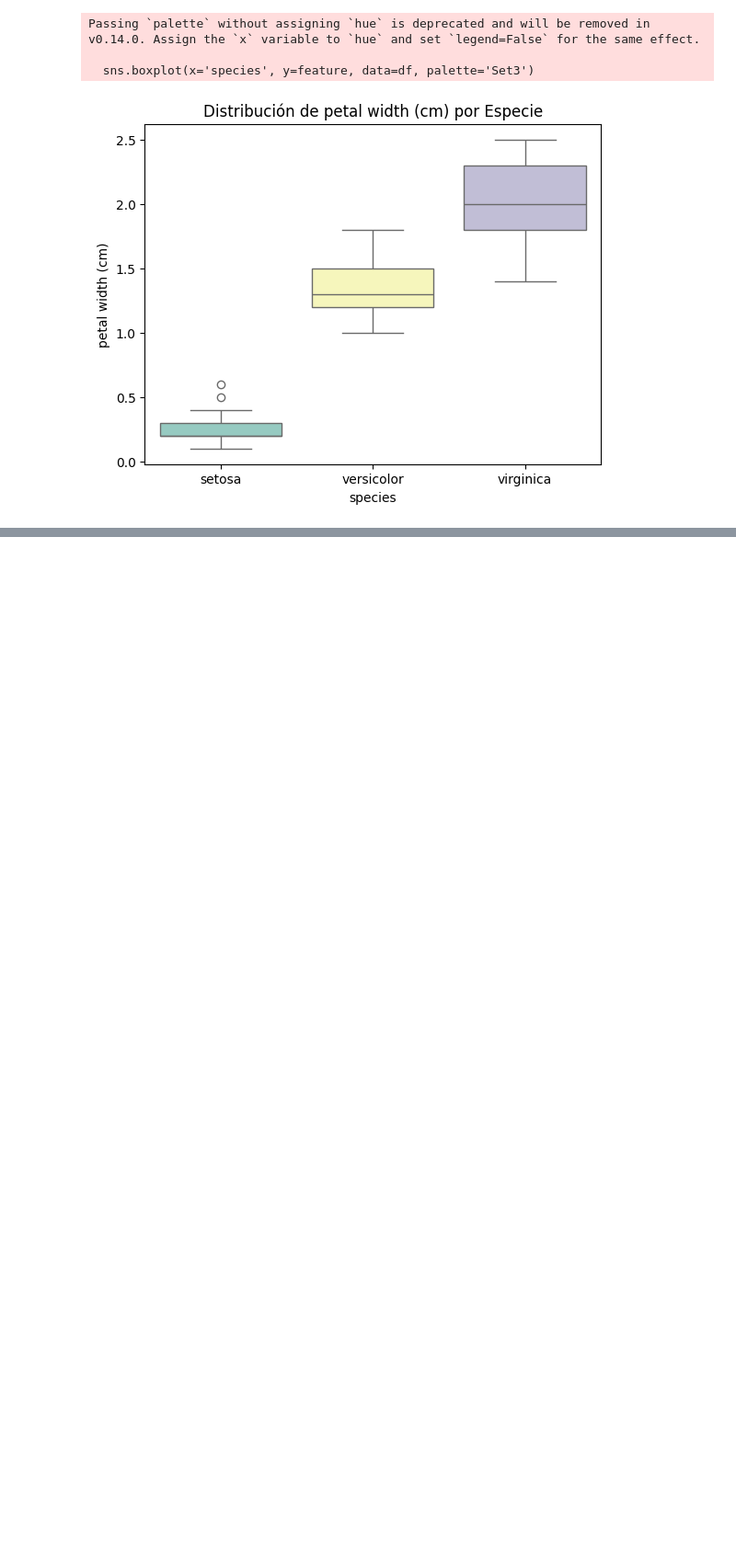
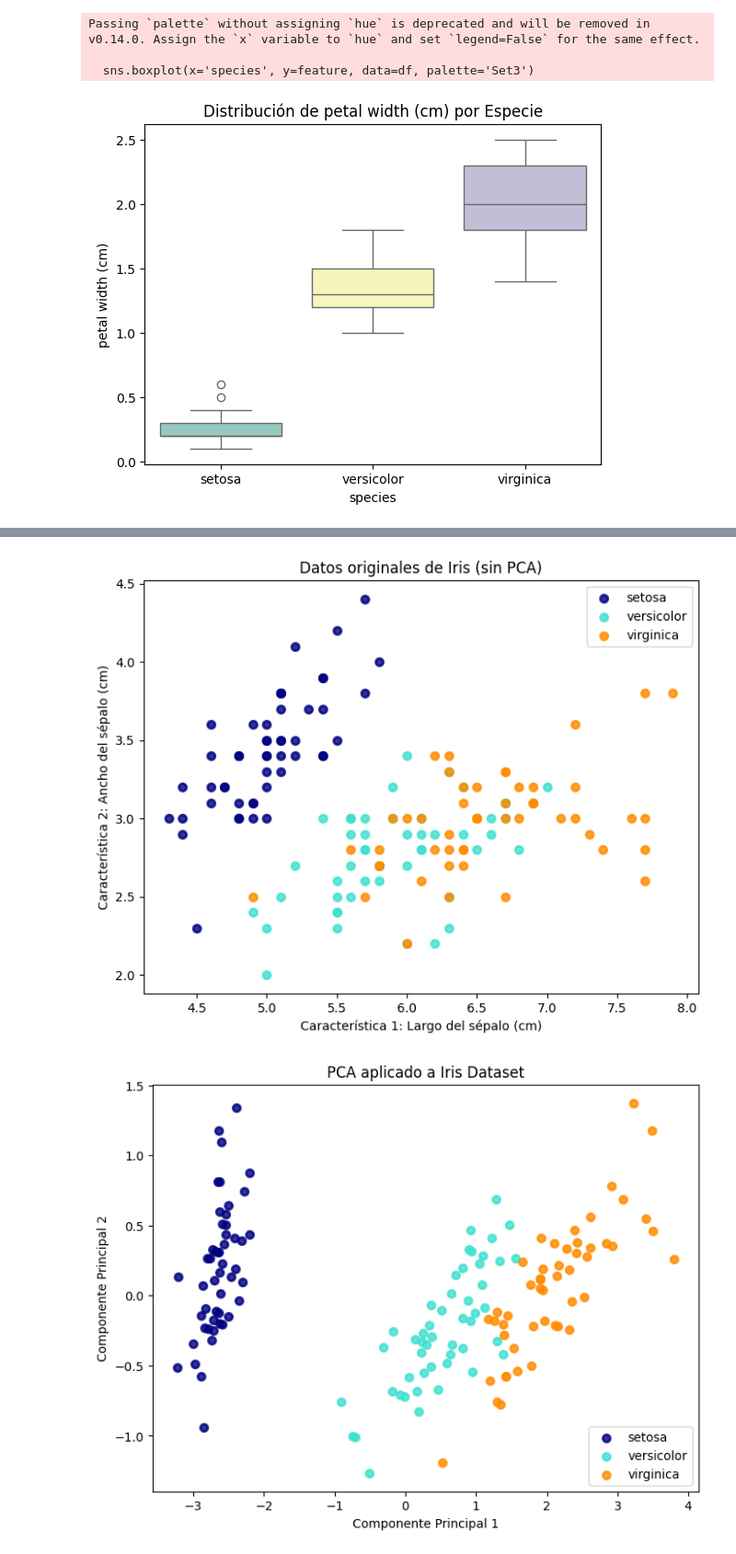
Before and after one commit to dramirezbe/Analitica-de-Datos, a Jupyter notebook: Python/Tarea_Correlacion.ipynb, the cells around one changed output, grey strips where cells are left out. Shown at 92% size. Drawn from its saved outputs; the diff is of its cells as text; code cells hidden in the pictures; blank space fills up the shorter version.

```diff
--- a/Python/Tarea_Correlacion.ipynb
+++ b/Python/Tarea_Correlacion.ipynb
@@ -101,0 +111,48 @@ Passing `palette` without assigning `hue` is deprecated and will be removed in v
+# %%
+# 1. Análisis de Componentes Principales(PCA)
+"""
+Descripción: Reduce la dimensionalidad al transformar las características originales en un conjunto de componentes principales,
+que son combinaciones lineales de las características originales y maximizan la varianza.
+
+Cuándo usarlo:
+Cuando las características están altamente correlacionadas.
+Para reducir dimensionalidad manteniendo la mayor parte de la información.
+"""
+
+from sklearn.decomposition import PCA
+
+X = data.data
+y = data.target
+
+target_names = data.target_names
+
+# Visualizar los datos usando las primeras dos características originales
+plt.figure(figsize=(8, 6))
+colors = ['navy', 'turquoise', 'darkorange']
+for color, i, target_name in zip(colors, [0, 1, 2], target_names):
+    plt.scatter(X[y == i, 0], X[y == i, 1], color=color, alpha=0.8, lw=2, label=target_name)
+
+plt.title("Datos originales de Iris (sin PCA)")
+plt.xlabel("Característica 1: Largo del sépalo (cm)")
+plt.ylabel("Característica 2: Ancho del sépalo (cm)")
+plt.legend(loc="best", shadow=False, scatterpoints=1)
+plt.show()
+
+# Aplicar PCA para reducir a 2 dimensiones
+pca = PCA(n_components=2)
+X_pca = pca.fit_transform(X)
+
+# Visualizar los datos reducidos
+plt.figure(figsize=(8, 6))
+colors = ['navy', 'turquoise', 'darkorange']
+for color, i, target_name in zip(colors, [0, 1, 2], target_names):
+    plt.scatter(X_pca[y == i, 0], X_pca[y == i, 1], color=color, alpha=0.8, lw=2, label=target_name)
+
+plt.title("PCA aplicado a Iris Dataset")
+plt.xlabel("Componente Principal 1")
+plt.ylabel("Componente Principal 2")
+plt.legend(loc="best", shadow=False, scatterpoints=1)
+plt.show()
+# %% [output]
+[figure, added]
+[figure, added]
```
Also changed, not shown: parts of 4 cells of this notebook, 3 other files.
